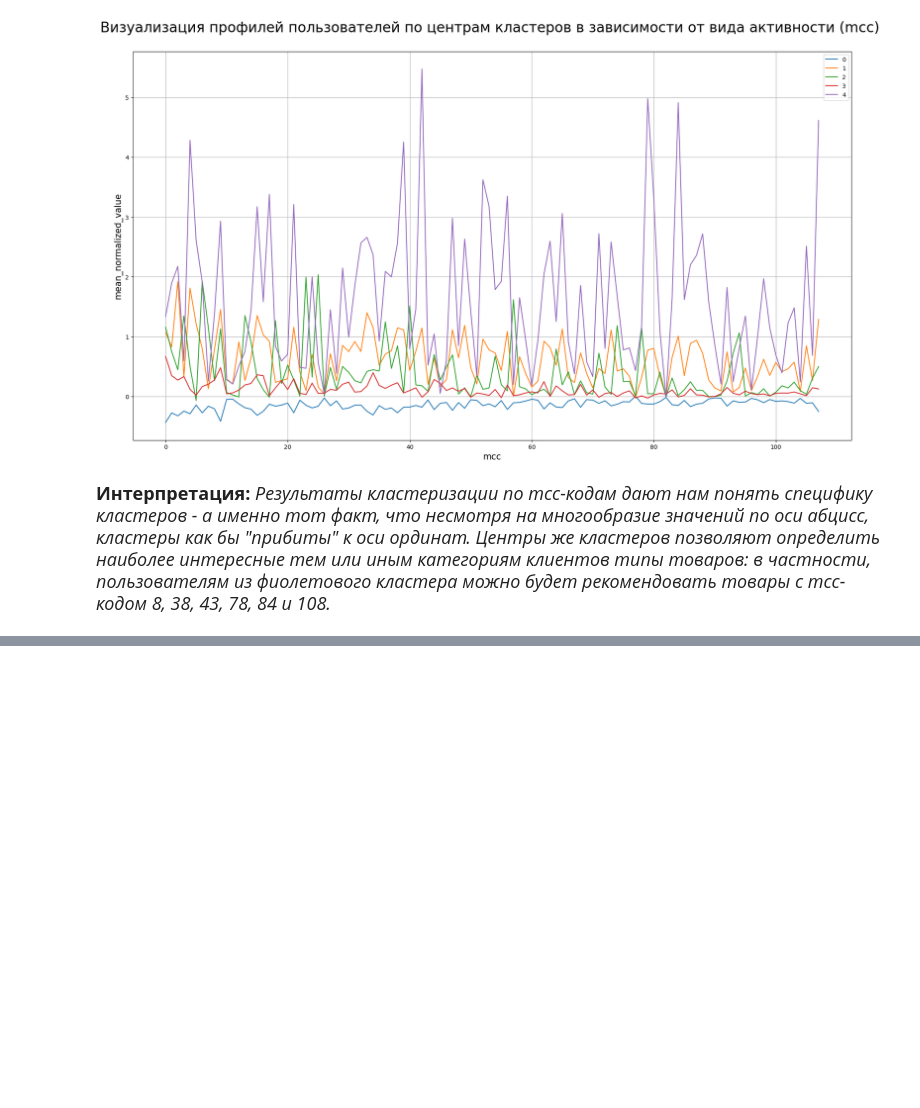
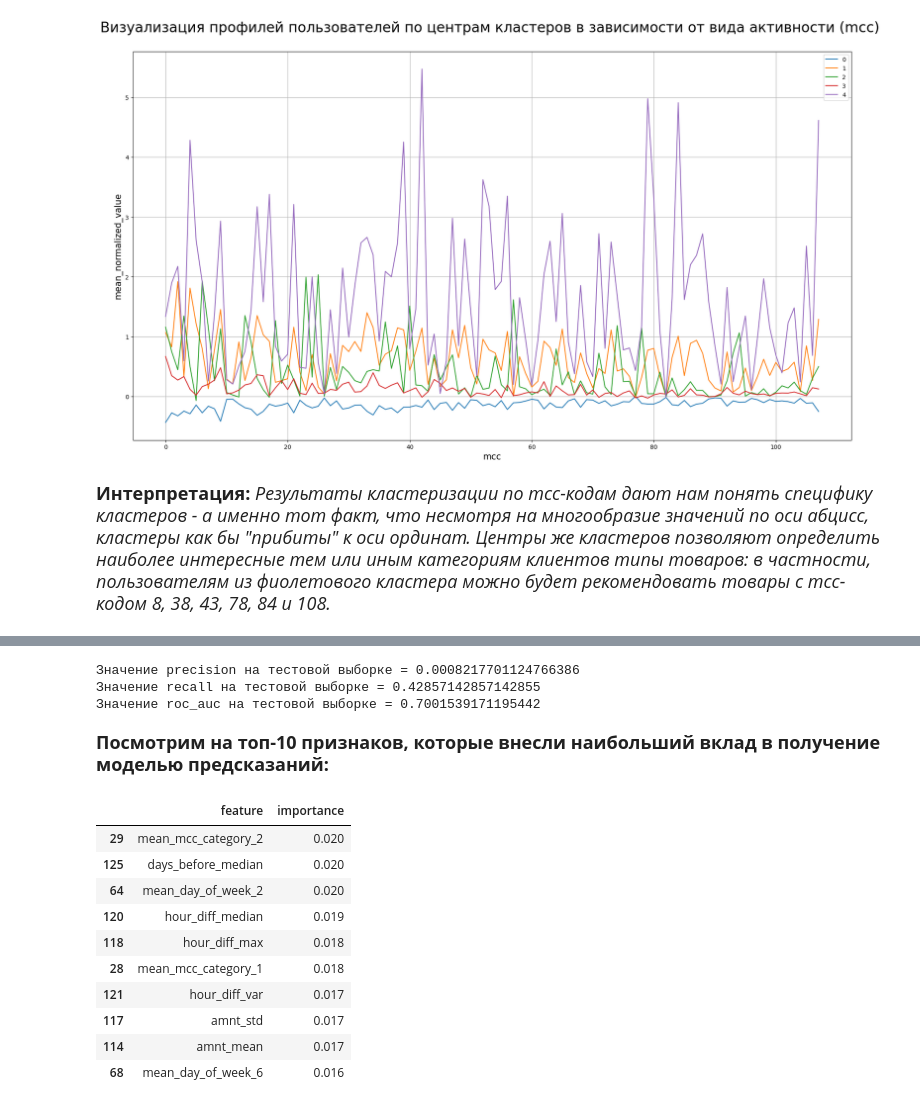
Before and after one commit to Reybandt/fin_agents, a Jupyter notebook: Alfabattle2_lab1.ipynb, the cells around one changed output, grey strips where cells are left out. Drawn from its saved outputs; the diff is of its cells as text; code cells hidden in the pictures; blank space fills up the shorter version.

```diff
--- a/Alfabattle2_lab1.ipynb
+++ b/Alfabattle2_lab1.ipynb
@@ -288,0 +518,5 @@ kmeans_pipeline(normalized_mcc_df, 'mcc')
+# %%
+param_grid = {
+    'max_features': [None, 0.5, 'sqrt'],
+    'min_samples_leaf': [3, 4, 5]
+}
@@ -288,0 +578,30 @@ kmeans_pipeline(normalized_mcc_df, 'mcc')
+# %%
+print(f"Значение precision на тестовой выборке = {f1_score(y_test_pred, y_test)}\n"
+      f"Значение recall на тестовой выборке = {recall_score(y_test_pred, y_test)}\n"
+      f"Значение roc_auc на тестовой выборке = {roc_auc_score(y_test_pred, y_test)}")
+# %% [output]
+Значение precision на тестовой выборке = 0.0008217701124766386
+Значение recall на тестовой выборке = 0.42857142857142855
+Значение roc_auc на тестовой выборке = 0.7001539171195442
+# %% [markdown]
+<font size=4><b> Посмотрим на топ-10 признаков, которые внесли наибольший вклад в получение моделью предсказаний:
+# %%
+# Feature importance
+importances = pd.DataFrame({
+    'feature': X_train.columns,
+    'importance': np.round(best_rf.feature_importances_, 3)
+})
+
+importances.sort_values("importance", ascending=False)[:10]
+# %% [output]
+|  | feature | importance |
+| 29 | mean_mcc_category_2 | 0.020 |
+| 125 | days_before_median | 0.020 |
+| 64 | mean_day_of_week_2 | 0.020 |
+| 120 | hour_diff_median | 0.019 |
+| 118 | hour_diff_max | 0.018 |
+| 28 | mean_mcc_category_1 | 0.018 |
+| 121 | hour_diff_var | 0.017 |
+| 117 | amnt_std | 0.017 |
+| 114 | amnt_mean | 0.017 |
+| 68 | mean_day_of_week_6 | 0.016 |
```
Also changed, not shown: parts of 25 cells of this notebook.
